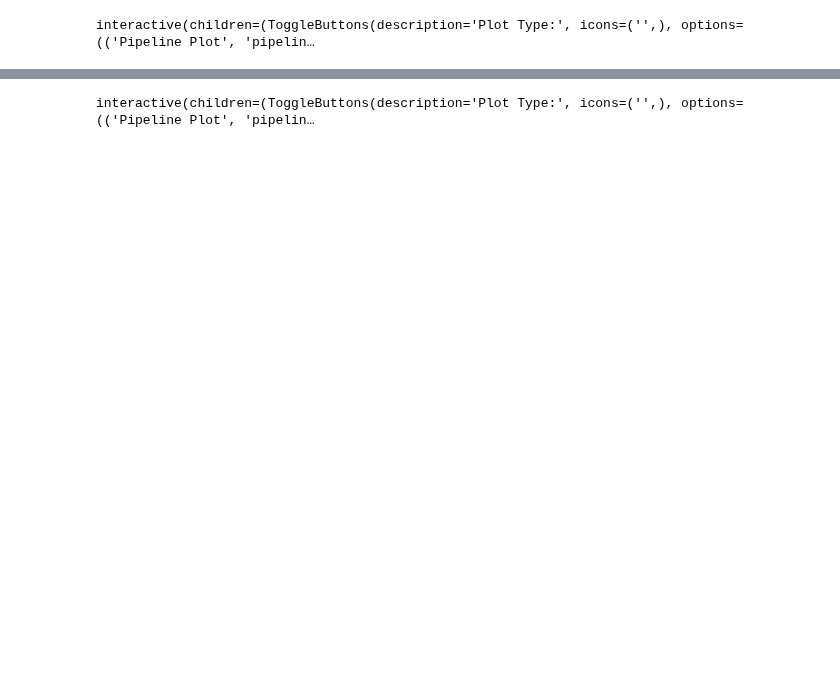
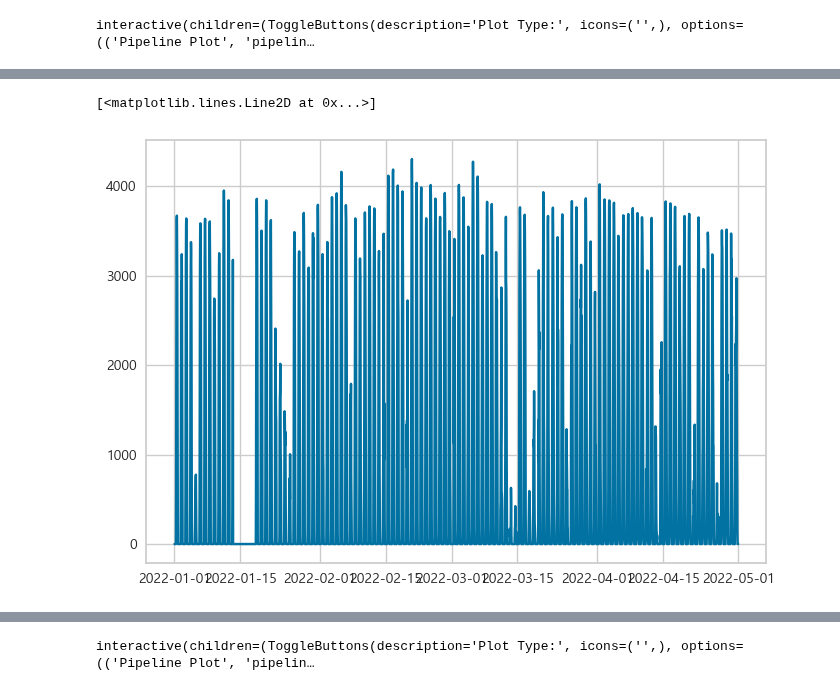
Before and after one commit to Jjineeq/Capstone_Design, a Jupyter notebook: model/23_05_27.ipynb, the cells around one changed output, grey strips where cells are left out. Cells and saved outputs as stored; diff of their text form; code cells hidden in the pictures; blank space fills up the shorter version.

```diff
--- a/model/23_05_27.ipynb
+++ b/model/23_05_27.ipynb
@@ -147,2 +147,4 @@ y_input = y.loc[('2022-01-14 00:00:00' > y.index) | (y.index > '2022-01-17 23:00
+# %%
+eda_weather.drop(['위도', '경도'], axis=1, inplace=True)
 # %%
 x = eda_weather.loc['2021-01-01 00:00:00' : '2022-04-30 23:00:00']
@@ -183,5 +151,7 @@ Name: value, Length: 11640, dtype: float64
 # %%
 comm = y.index.intersection(x.index)
+# %%
+comm_2 = x.index.intersection(y.index)
 # %%
 x = x.loc[comm]
 # %%
@@ -195,0 +159,3 @@ y_test = y_input.iloc[slice:]
+# %%
+x = x.loc[comm_2]
+y = y.loc[comm_2]
@@ -203,0 +172,2 @@ sc_x = mn.fit_transform(x)
+# %%
+slice = 8760
@@ -499,0 +476,5 @@ plt.show()
+# %%
+plt.plot(y_test)
+# %% [output]
+[<matplotlib.lines.Line2D at 0x...>]
+[figure, added]
```
Also changed, not shown: parts of 35 cells of this notebook, 1 other file.
